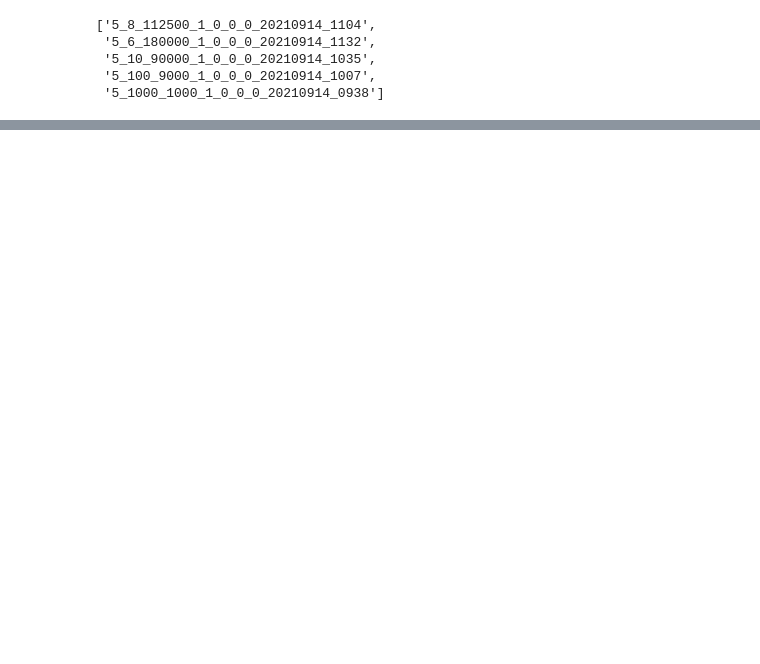
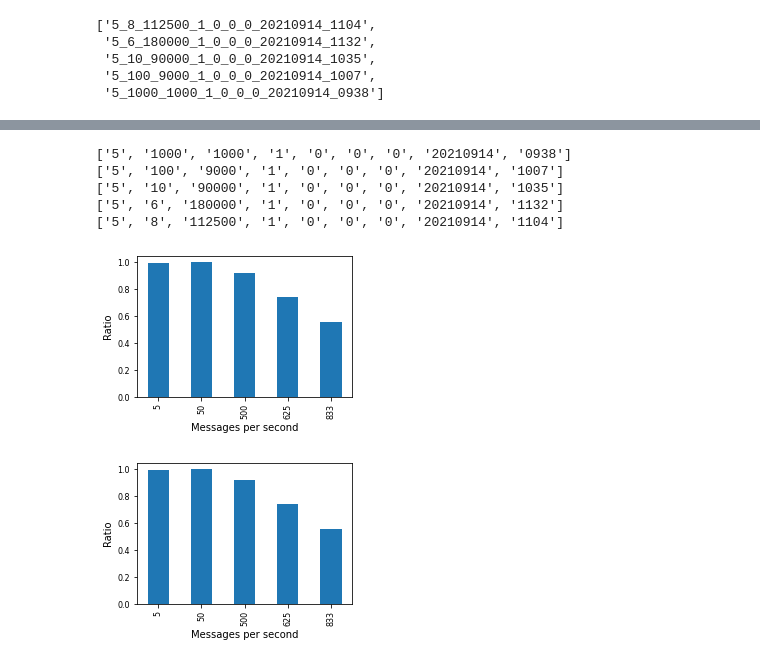
Before and after one commit to w4bo/fiware-performance-analysis, a Jupyter notebook: frequency.ipynb, the cells around one changed output, grey strips where cells are left out. Drawn from its saved outputs; the diff is of its cells as text; code cells hidden in the pictures; blank space fills up the shorter version.

```diff
--- a/frequency.ipynb
+++ b/frequency.ipynb
@@ -35,0 +151,34 @@ tools_graph.graphType4(experiment_set, 1, "Messages per second",  experiment_set
+# %%
+def cumulative(experiment_set, xlabel, ylabel, mapper, mapper2):
+    fig, ax = plt.subplots(nrows=1, ncols=1, figsize=(4, 3))
+    metrics = {}
+    experiments = os.listdir(experiment_set)
+    for experiment in experiments:
+        consumer = tools_data.readConsumer(experiment_set, experiment) # read consumer data
+        devices = tools_data.readAggregateDevices(experiment_set, experiment) # read data from devices, the two can differ due to message loss
+        params = experiment.split("_")
+        print(params)
+        label = mapper(params)
+        metrics[label] = mapper2(consumer, devices)
+
+    result = pd.DataFrame.from_dict(metrics, orient="index")
+    result.index = result.index.astype(float)
+    result = result.sort_index()
+
+    ax = result.plot(ax=ax, kind="bar", legend=False)
+    ax.set_xlabel(xlabel)
+    ax.set_ylabel(ylabel)
+    ax.set_xticklabels([int(x) for x in sorted(list(metrics.keys()))])
+    fig.tight_layout()
+    return fig
+
+l =  lambda params: int(params[0]) * (1000/int(params[1]))
+cumulative(experiment_set, "Messages per second", "Ratio", l, lambda consumer, devices: consumer.shape[0] / devices.shape[0])
+# %% [output]
+['5', '1000', '1000', '1', '0', '0', '0', '20210914', '0938']
+['5', '100', '9000', '1', '0', '0', '0', '20210914', '1007']
+['5', '10', '90000', '1', '0', '0', '0', '20210914', '1035']
+['5', '6', '180000', '1', '0', '0', '0', '20210914', '1132']
+['5', '8', '112500', '1', '0', '0', '0', '20210914', '1104']
+[figure, added]
+[figure, added]
```
Also changed, not shown: parts of 9 cells of this notebook.
